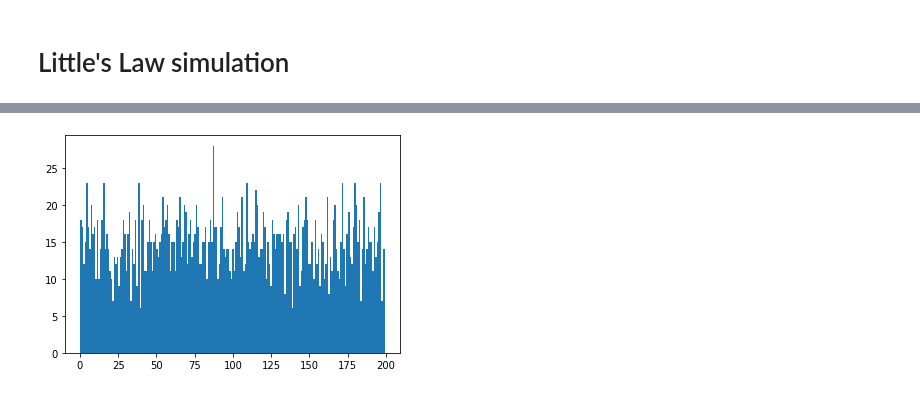
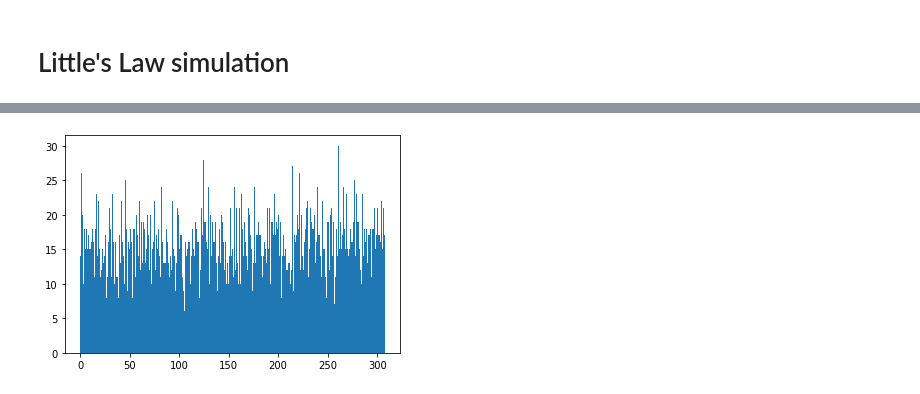
Before and after one commit to williewheeler/stats-demos, a Jupyter notebook: queueing/littles-law-sim.ipynb, the cells around one changed output, grey strips where cells are left out. Saved outputs shown, nothing was run; the diff lists cells and outputs as text; code cells hidden in the pictures.

```diff
--- a/queueing/littles-law-sim.ipynb
+++ b/queueing/littles-law-sim.ipynb
@@ -6,3 +16,5 @@ import random
 import matplotlib.pyplot as plt
 # %%
 rng = np.random.default_rng(42)
+# %%
+num_events = 5000
@@ -9,12 +23,7 @@ rng = np.random.default_rng(42)
 # %%
-mean_arrival_rate = 15.0
+mean_arrival_rate = 16.0  # this is lambda
 mean_interarrival_time = 1.0 / mean_arrival_rate
-
-num_events = 3000
-num_bins = int(num_events / mean_arrival_rate)
-
-#mean_service_rate = 12.0
-#mean_service_time = 1.0 / mean_service_rate
+num_bins_arrival = int(num_events / mean_arrival_rate)
 # %%
 interarrival_times = rng.exponential(scale=mean_interarrival_time, size=num_events)
 # %%
@@ -36,6 +75,6 @@ arrival_times.shape
 # %%
-counts, bins, bars = plt.hist(arrival_times, bins=num_bins)
+counts, bins, bars = plt.hist(arrival_times, bins=num_bins_arrival)
 plt.show()
 # %% [output]
-[figure, old version]
+[figure, new version]
 # %%
```
Also changed, not shown: parts of 30 cells of this notebook.
